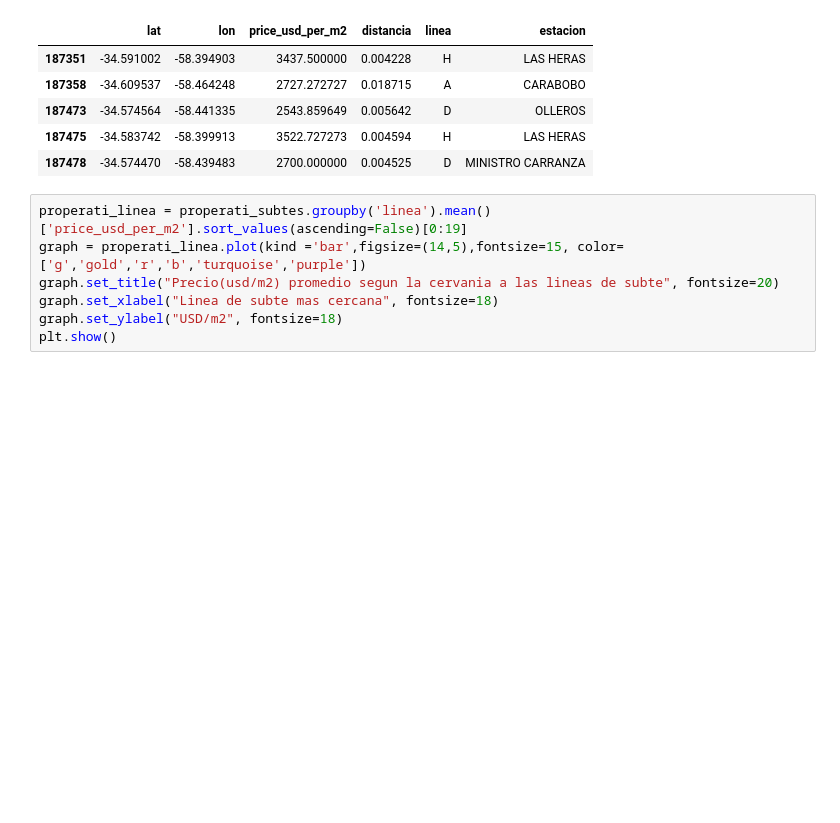
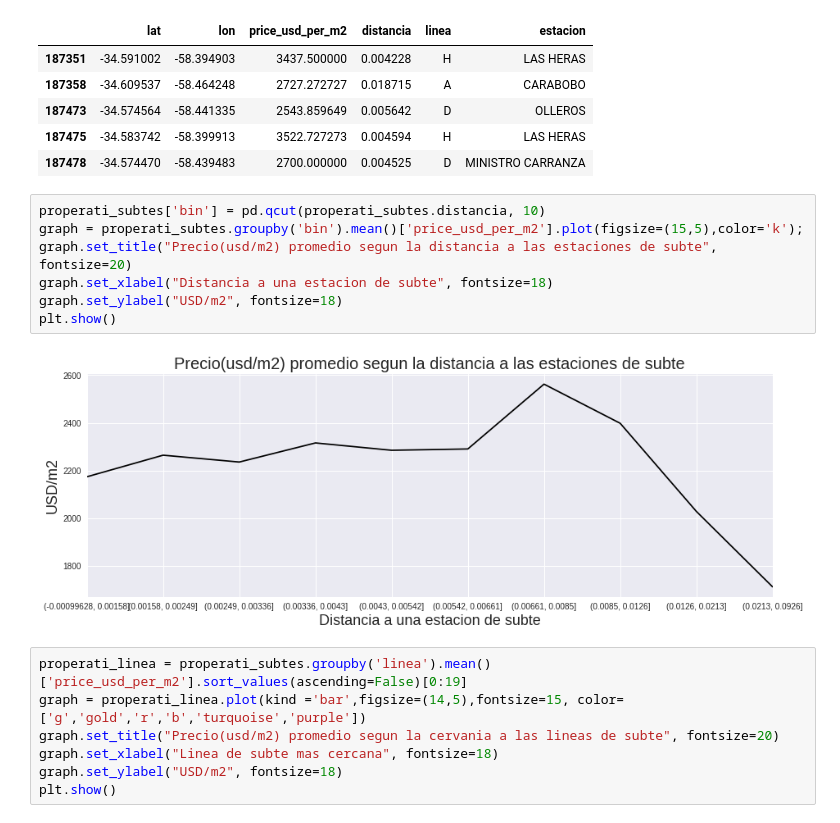
Before and after one commit to jazminferreiro-zz/orgaTP1, a Jupyter notebook: Analisis exploratorio Properati .ipynb, the cells around one changed output. Saved outputs shown, nothing was run; the diff lists cells and outputs as text; blank space fills up the shorter version.

```diff
--- a/Analisis exploratorio Properati .ipynb
+++ b/Analisis exploratorio Properati .ipynb
@@ -628,6 +628,15 @@ properati_subtes.tail()
 | 187473 | -34.574564 | -58.441335 | 2543.859649 | 0.005642 | D | OLLEROS |
 | 187475 | -34.583742 | -58.399913 | 3522.727273 | 0.004594 | H | LAS HERAS |
 | 187478 | -34.574470 | -58.439483 | 2700.000000 | 0.004525 | D | MINISTRO CARRANZA |
+# %%
+properati_subtes['bin'] = pd.qcut(properati_subtes.distancia, 10)
+graph = properati_subtes.groupby('bin').mean()['price_usd_per_m2'].plot(figsize=(15,5),color='k');
+graph.set_title("Precio(usd/m2) promedio segun la distancia a las estaciones de subte", fontsize=20)
+graph.set_xlabel("Distancia a una estacion de subte", fontsize=18)
+graph.set_ylabel("USD/m2", fontsize=18)
+plt.show()
+# %% [output]
+[figure, added]
 # %%
 properati_linea = properati_subtes.groupby('linea').mean()['price_usd_per_m2'].sort_values(ascending=False)[0:19]
 graph = properati_linea.plot(kind ='bar',figsize=(14,5),fontsize=15, color=['g','gold','r','b','turquoise','purple'])
```
Also changed, not shown: parts of 13 cells of this notebook.
